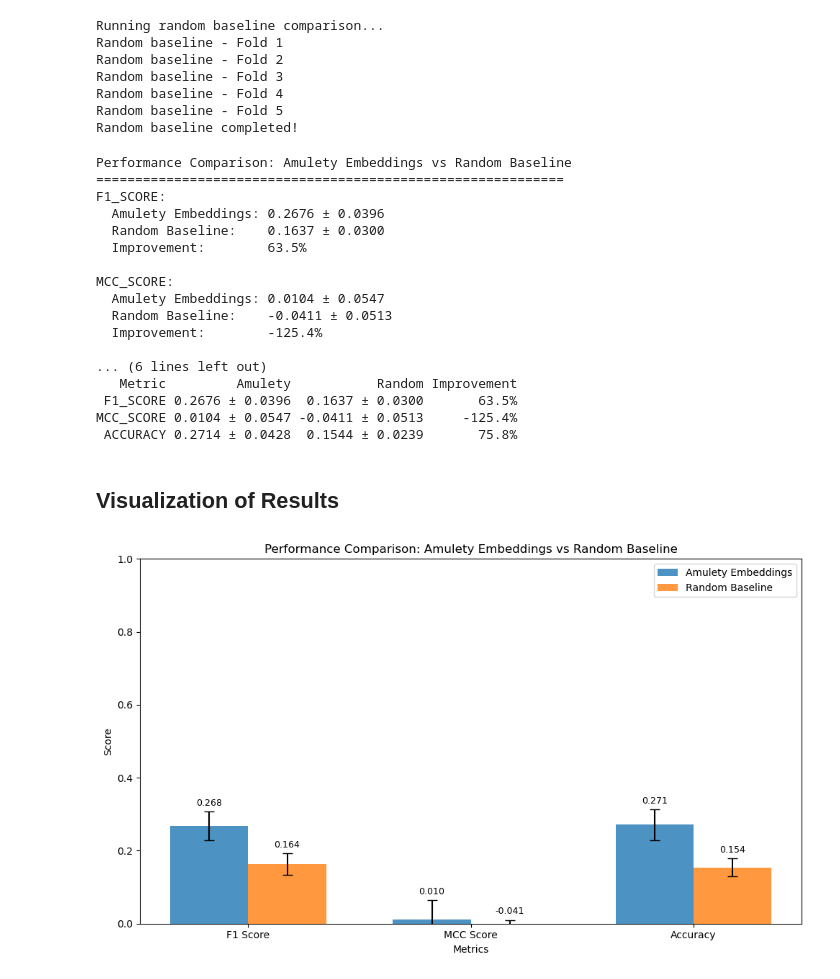
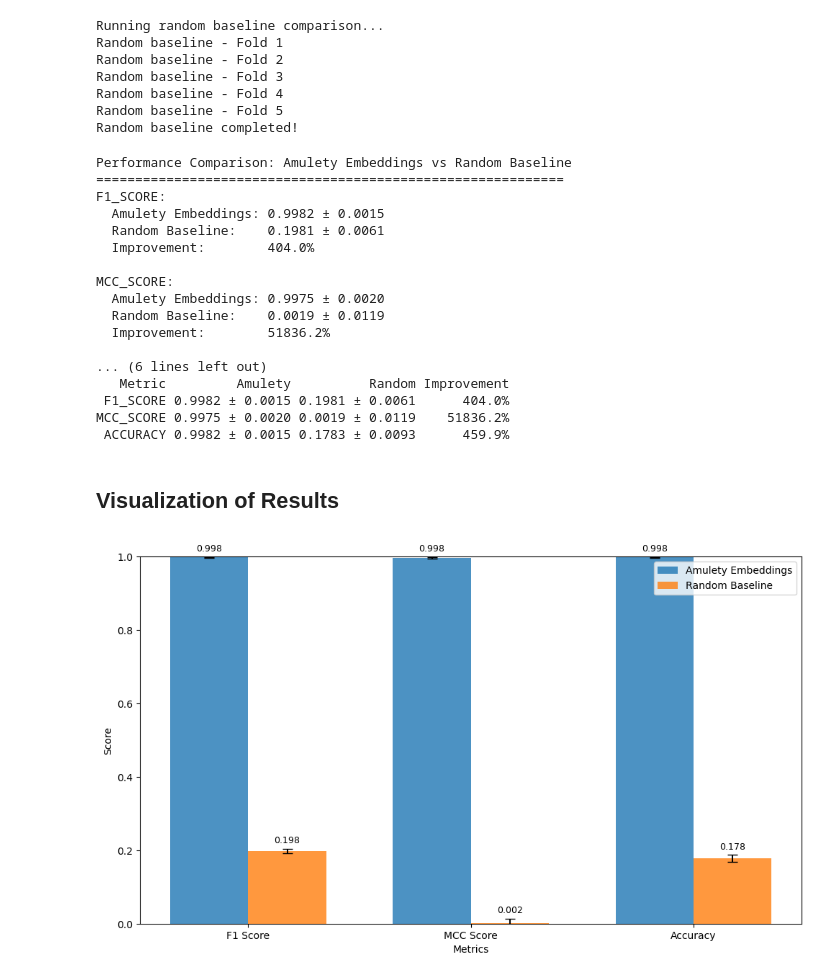
Before and after one commit to immcantation/amulety, a Jupyter notebook: docs/tutorials/ML_tutorial.ipynb, the cells around one changed output. Cells and saved outputs as stored; diff of their text form; code cells hidden in the pictures.

Commit message:
update tutorials

```diff
--- a/docs/tutorials/ML_tutorial.ipynb
+++ b/docs/tutorials/ML_tutorial.ipynb
@@ -72,6 +83,6 @@ We'll load the BCR data in AIRR (Adaptive Immune Receptor Repertoire) format. Th
 # %%
 # Load the BCR AIRR dataset
-bcr_data = pd.read_csv("tutorial/AIRR_subject1_FNA_d0_1_Y1.tsv", sep='\t')
+bcr_data = pd.read_csv("tutorial/ML_bcr_airr_dataset.tsv", sep='\t')
 
 print(f"Dataset shape: {bcr_data.shape}")
 print(f"\nColumns: {list(bcr_data.columns)}")
@@ -153,7 +164,7 @@ print(f"Using {len(heavy_chains)} heavy chain sequences for embedding")
 
 # Take a subset for demonstration
 # please adjust size based on computational resources)
-sample_size = min(1000, len(heavy_chains))
+sample_size = min(10000, len(heavy_chains))
 heavy_sample = heavy_chains.sample(n=sample_size, random_state=42).reset_index(drop=True)
 print(f"Working with {len(heavy_sample)} sequences for demonstration")
 # %% [output]
@@ -169,7 +180,7 @@ if 'duplicate_count' not in heavy_sample.columns:
     heavy_sample['duplicate_count'] = 1
     print("Added duplicate_count column for amulety compatibility")
 
-embeddings = embed_airr(
+embeddings, data = embed_airr(
     airr=heavy_sample,
     chain="H",  # Heavy chain only
     model="antiberty",  # antiBERTy - Antibody BERT model
@@ -253,7 +268,7 @@ Class distribution:
 # %%
 # Filter classes with sufficient samples
-MIN_CLASS_SIZE = 20  # Minimum samples per class
-MAX_CLASS_SIZE = 200  # Maximum samples per class for balanced training
+MIN_CLASS_SIZE = 200  # Minimum samples per class
+MAX_CLASS_SIZE = 2000  # Maximum samples per class for balanced training
 
 # Keep only classes with sufficient samples
 valid_classes = [cls for cls, count in class_counts.items() if count >= MIN_CLASS_SIZE]
@@ -577,20 +592,20 @@ print(comparison_df.to_string(index=False))
 Performance Comparison: Amulety Embeddings vs Random Baseline
 ============================================================
 F1_SCORE:
-  Amulety Embeddings: 0.2676 ± 0.0396
-  Random Baseline:    0.1637 ± 0.0300
-  Improvement:        63.5%
+  Amulety Embeddings: 0.9982 ± 0.0015
+  Random Baseline:    0.1981 ± 0.0061
+  Improvement:        404.0%
 
 MCC_SCORE:
-  Amulety Embeddings: 0.0104 ± 0.0547
-  Random Baseline:    -0.0411 ± 0.0513
-  Improvement:        -125.4%
+  Amulety Embeddings: 0.9975 ± 0.0020
+  Random Baseline:    0.0019 ± 0.0119
+  Improvement:        51836.2%
 
 ... (6 lines left out)
-   Metric         Amulety           Random Improvement
- F1_SCORE 0.2676 ± 0.0396  0.1637 ± 0.0300       63.5%
-MCC_SCORE 0.0104 ± 0.0547 -0.0411 ± 0.0513     -125.4%
- ACCURACY 0.2714 ± 0.0428  0.1544 ± 0.0239       75.8%
+   Metric         Amulety          Random Improvement
+ F1_SCORE 0.9982 ± 0.0015 0.1981 ± 0.0061      404.0%
+MCC_SCORE 0.9975 ± 0.0020 0.0019 ± 0.0119    51836.2%
+ ACCURACY 0.9982 ± 0.0015 0.1783 ± 0.0093      459.9%
 # %% [markdown]
 ## Visualization of Results
 # %%
@@ -606,35 +621,35 @@ width = 0.35
 amulety_means = [results_df[metric].mean() for metric in metrics]
 amulety_stds = [results_df[metric].std() for metric in metrics]
 random_means = [random_df[metric].mean() for metric in metrics]
 random_stds = [random_df[metric].std() for metric in metrics]
 
 bars1 = ax.bar(x - width/2, amulety_means, width, yerr=amulety_stds,
                label='Amulety Embeddings', alpha=0.8, capsize=5)
 bars2 = ax.bar(x + width/2, random_means, width, yerr=random_stds,
                label='Random Baseline', alpha=0.8, capsize=5)
 
 ax.set_xlabel('Metrics')
 ax.set_ylabel('Score')
-ax.set_title('Performance Comparison: Amulety Embeddings vs Random Baseline')
+# ax.set_title('Performance Comparison: Amulety Embeddings vs Random Baseline')
 ax.set_xticks(x)
 ax.set_xticklabels(metric_names)
 ax.legend()
 ax.set_ylim(0, 1)
 
 # Add value labels on bars
 def add_value_labels(bars, values, stds):
     for bar, val, std in zip(bars, values, stds):
         height = bar.get_height()
         ax.text(bar.get_x() + bar.get_width()/2., height + std + 0.01,
                 f'{val:.3f}', ha='center', va='bottom', fontsize=9)
 
 add_value_labels(bars1, amulety_means, amulety_stds)
 add_value_labels(bars2, random_means, random_stds)
 
 plt.tight_layout()
 plt.show()
 # %% [output]
-[figure, old version]
+[figure, new version]
 # %%
 # Save results for future reference
 results_df.to_csv('ml_cv_results.csv', index=False)
```
Also changed, not shown: parts of 11 cells of this notebook, 1 other file.
